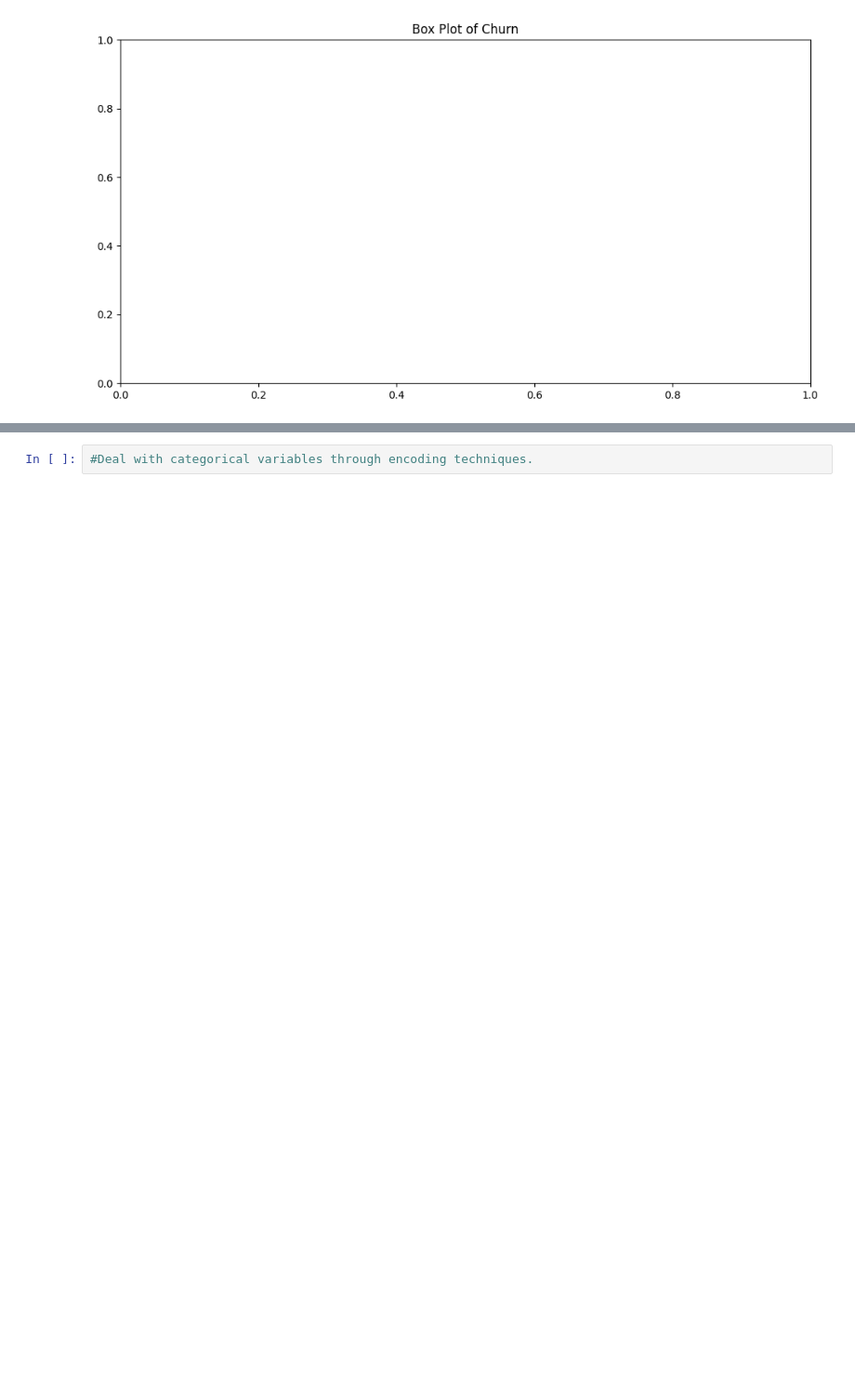
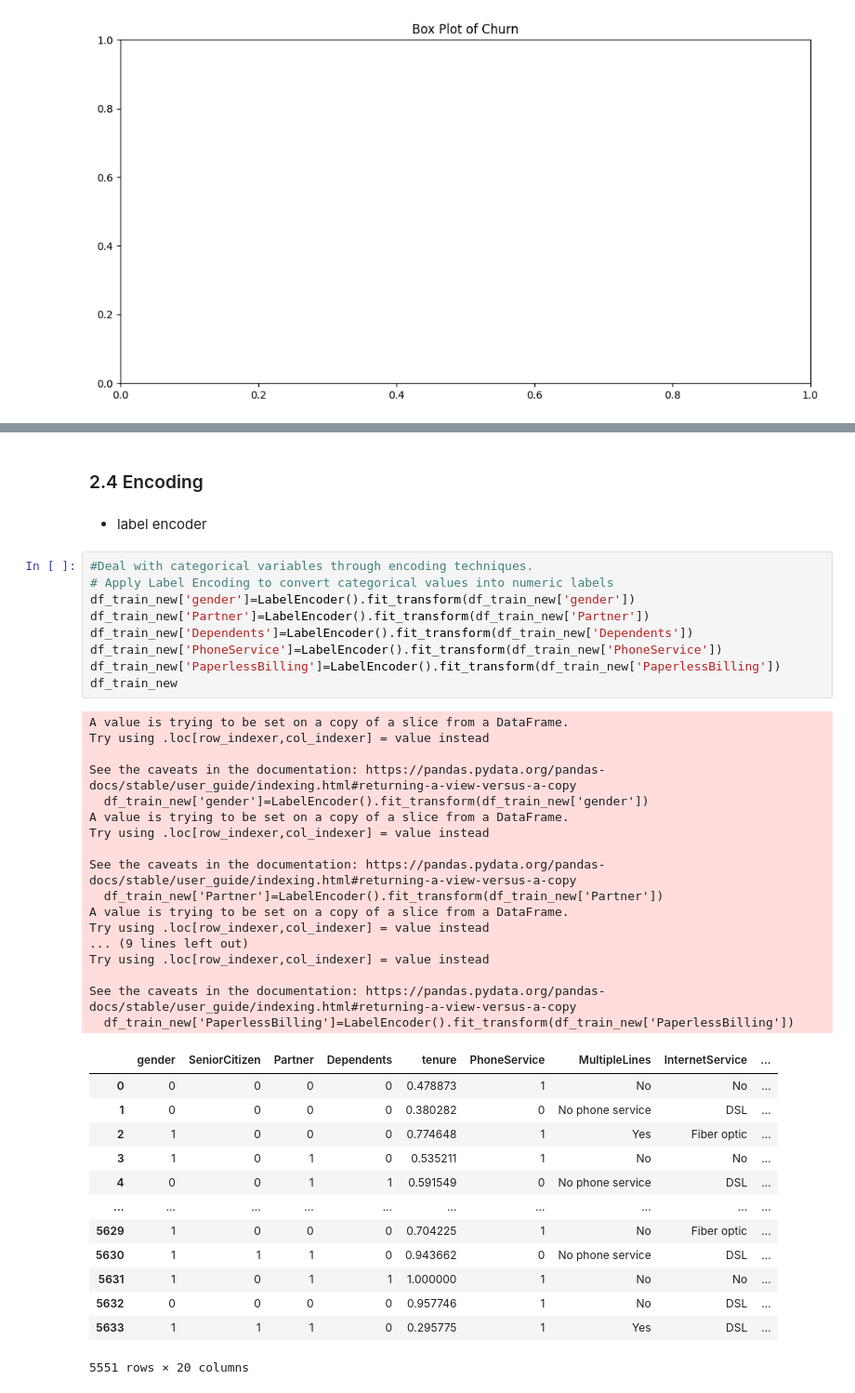
Before and after one commit to ishambyk/sample01, a Jupyter notebook: Case_Study__Customer_Churn_Prediction.ipynb, the cells around one changed output, grey strips where cells are left out. Shown at 93% size. Drawn from its saved outputs; the diff is of its cells as text; blank space fills up the shorter version.

```diff
--- a/Case_Study__Customer_Churn_Prediction.ipynb
+++ b/Case_Study__Customer_Churn_Prediction.ipynb
@@ -367,2 +412,44 @@ See the caveats in the documentation: https://pandas.pydata.org/pandas-docs/stab
-# %%
-#Deal with categorical variables through encoding techniques.
+# %% [markdown]
+### 2.4 Encoding
+# %% [markdown]
+* label encoder
+# %%
+#Deal with categorical variables through encoding techniques.
+# Apply Label Encoding to convert categorical values into numeric labels
+df_train_new['gender']=LabelEncoder().fit_transform(df_train_new['gender'])
+df_train_new['Partner']=LabelEncoder().fit_transform(df_train_new['Partner'])
+df_train_new['Dependents']=LabelEncoder().fit_transform(df_train_new['Dependents'])
+df_train_new['PhoneService']=LabelEncoder().fit_transform(df_train_new['PhoneService'])
+df_train_new['PaperlessBilling']=LabelEncoder().fit_transform(df_train_new['PaperlessBilling'])
+df_train_new
+# %% [output]
+A value is trying to be set on a copy of a slice from a DataFrame.
+Try using .loc[row_indexer,col_indexer] = value instead
+
+See the caveats in the documentation: https://pandas.pydata.org/pandas-docs/stable/user_guide/indexing.html#returning-a-view-versus-a-copy
+  df_train_new['gender']=LabelEncoder().fit_transform(df_train_new['gender'])
+A value is trying to be set on a copy of a slice from a DataFrame.
+Try using .loc[row_indexer,col_indexer] = value instead
+
+See the caveats in the documentation: https://pandas.pydata.org/pandas-docs/stable/user_guide/indexing.html#returning-a-view-versus-a-copy
+  df_train_new['Partner']=LabelEncoder().fit_transform(df_train_new['Partner'])
+A value is trying to be set on a copy of a slice from a DataFrame.
+Try using .loc[row_indexer,col_indexer] = value instead
+... (9 lines left out)
+Try using .loc[row_indexer,col_indexer] = value instead
+
+See the caveats in the documentation: https://pandas.pydata.org/pandas-docs/stable/user_guide/indexing.html#returning-a-view-versus-a-copy
+  df_train_new['PaperlessBilling']=LabelEncoder().fit_transform(df_train_new['PaperlessBilling'])
+|  | gender | SeniorCitizen | Partner | Dependents | tenure | PhoneService | MultipleLines | InternetService | ... |
+| 0 | 0 | 0 | 0 | 0 | 0.478873 | 1 | No | No | ... |
+| 1 | 0 | 0 | 0 | 0 | 0.380282 | 0 | No phone service | DSL | ... |
+| 2 | 1 | 0 | 0 | 0 | 0.774648 | 1 | Yes | Fiber optic | ... |
+| 3 | 1 | 0 | 1 | 0 | 0.535211 | 1 | No | No | ... |
+| 4 | 0 | 0 | 1 | 1 | 0.591549 | 0 | No phone service | DSL | ... |
+| ... | ... | ... | ... | ... | ... | ... | ... | ... | ... |
+| 5629 | 1 | 0 | 0 | 0 | 0.704225 | 1 | No | Fiber optic | ... |
+| 5630 | 1 | 1 | 1 | 0 | 0.943662 | 0 | No phone service | DSL | ... |
+| 5631 | 1 | 0 | 1 | 1 | 1.000000 | 1 | No | No | ... |
+| 5632 | 0 | 0 | 0 | 0 | 0.957746 | 1 | No | DSL | ... |
+| 5633 | 1 | 1 | 1 | 0 | 0.295775 | 1 | Yes | DSL | ... |
+5551 rows × 20 columns
```
Also changed, not shown: parts of 116 cells of this notebook.
